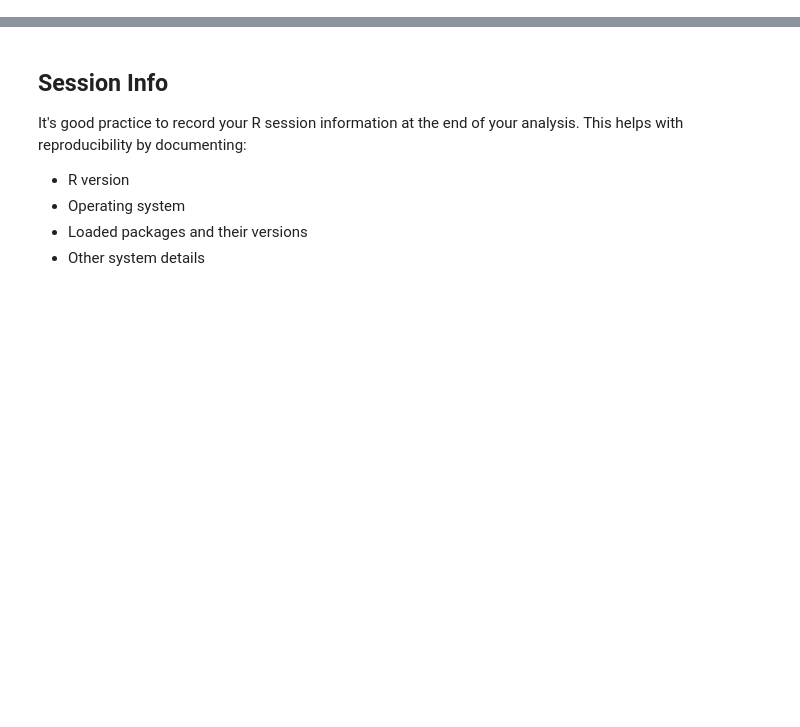
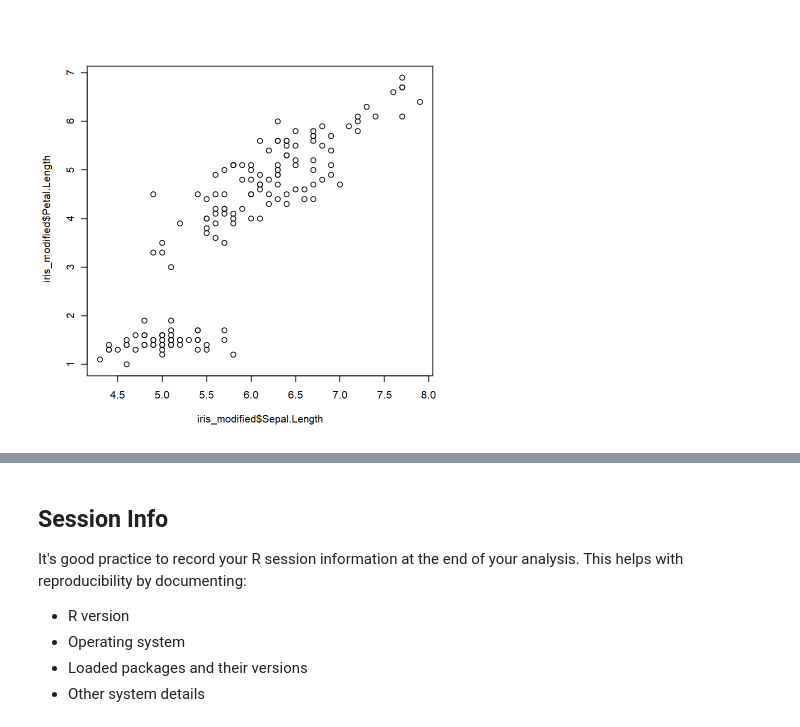
Before and after one commit to andrebolerbarros/Intro_R, a Jupyter notebook: notebooks/Day1_Session3_Data_Manipulation_Plotting.ipynb, the cells around one changed output, grey strips where cells are left out. Drawn from its saved outputs; the diff is of its cells as text; code cells hidden in the pictures; blank space fills up the shorter version.

```diff
--- a/notebooks/Day1_Session3_Data_Manipulation_Plotting.ipynb
+++ b/notebooks/Day1_Session3_Data_Manipulation_Plotting.ipynb
@@ -159,0 +245,4 @@ prop.table(table(iris$Species))
+# %%
+plot(iris_modified$Sepal.Length, iris_modified$Petal.Length)
+# %% [output]
+[figure, added]
```
Also changed, not shown: parts of 63 cells of this notebook, 6 other files.
